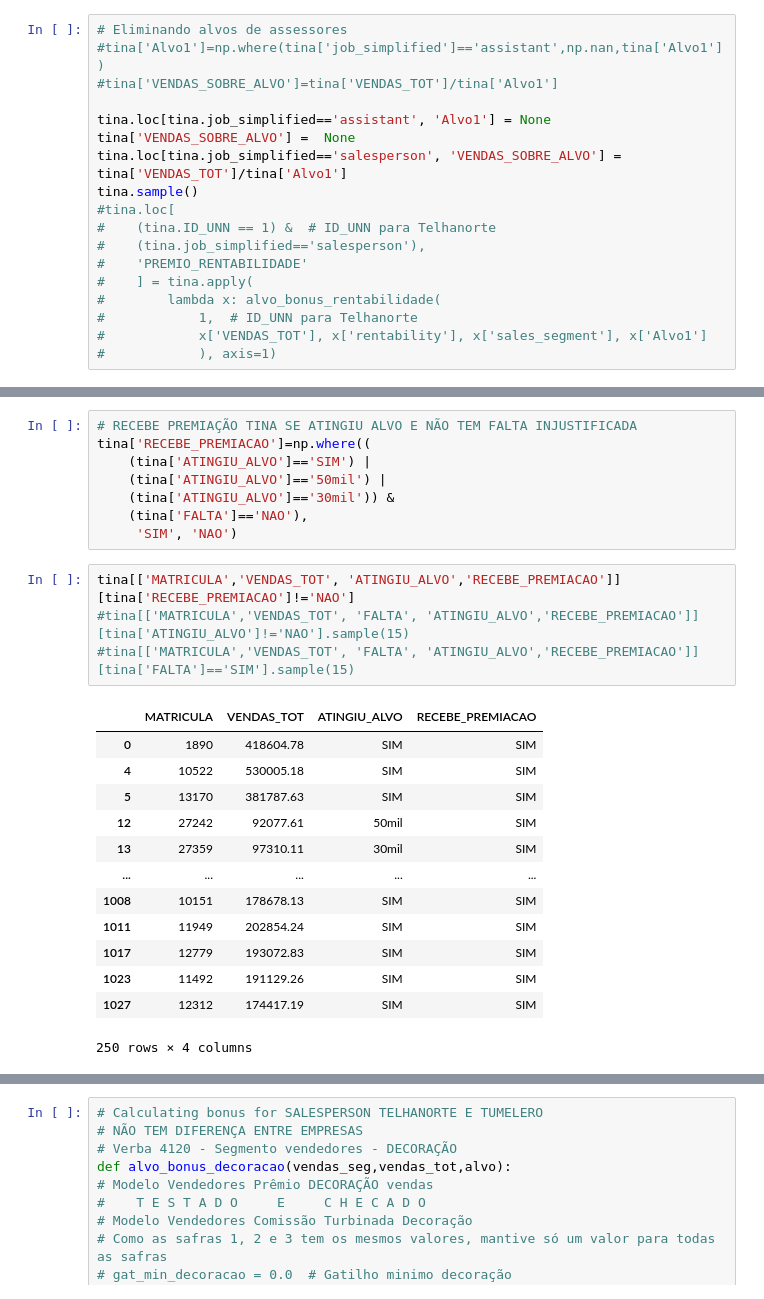
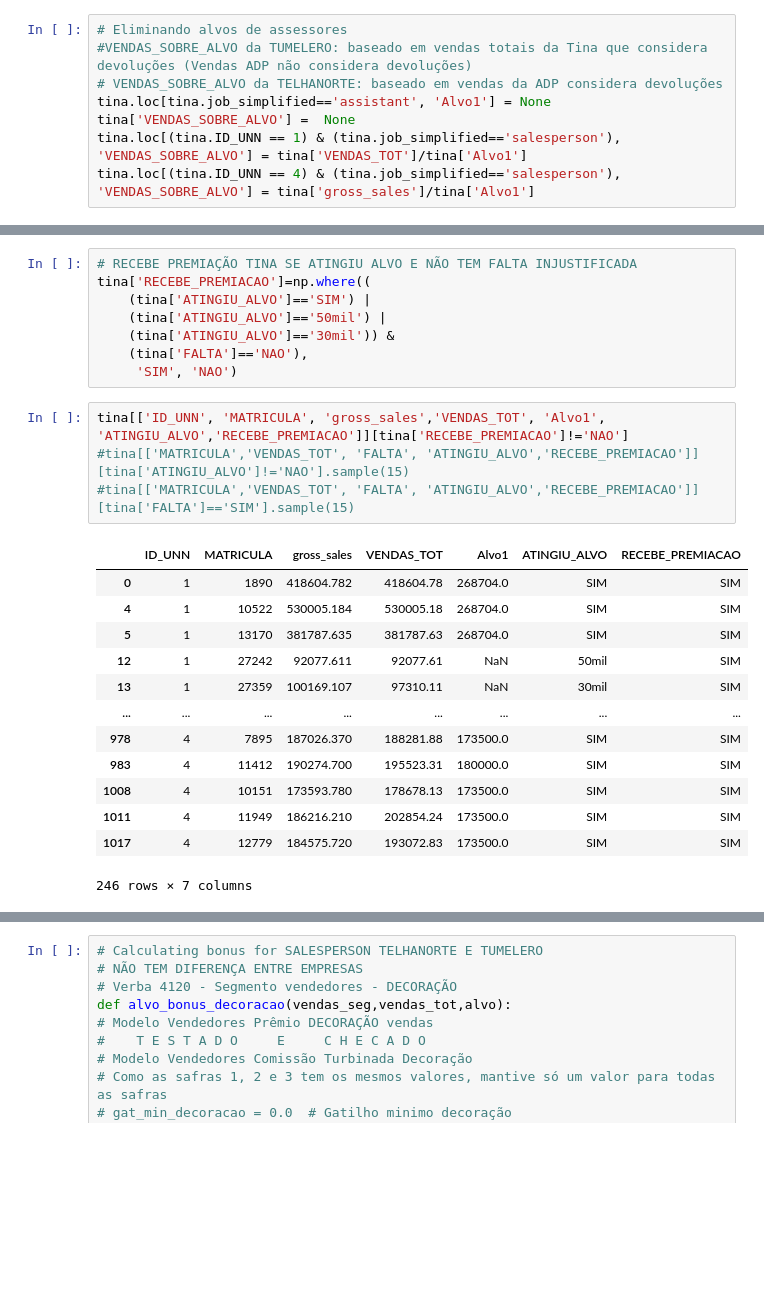
Before and after one commit to clachi/apuracoes_TINA, a Jupyter notebook: apuracao_premiacao_INDIVIDUAL_TINA_v2.ipynb, the cells around one changed output, grey strips where cells are left out. Drawn from its saved outputs; the diff is of its cells as text; blank space fills up the shorter version.

```diff
--- a/apuracao_premiacao_INDIVIDUAL_TINA_v2.ipynb
+++ b/apuracao_premiacao_INDIVIDUAL_TINA_v2.ipynb
@@ -499,20 +419,10 @@ tina.sample(5)
 # %%
 # Eliminando alvos de assessores
-#tina['Alvo1']=np.where(tina['job_simplified']=='assistant',np.nan,tina['Alvo1'])
-#tina['VENDAS_SOBRE_ALVO']=tina['VENDAS_TOT']/tina['Alvo1']
-
+#VENDAS_SOBRE_ALVO da TUMELERO: baseado em vendas totais da Tina que considera devoluções (Vendas ADP não considera devoluções)
+# VENDAS_SOBRE_ALVO da TELHANORTE: baseado em vendas da ADP considera devoluções
 tina.loc[tina.job_simplified=='assistant', 'Alvo1'] = None
 tina['VENDAS_SOBRE_ALVO'] =  None
-tina.loc[tina.job_simplified=='salesperson', 'VENDAS_SOBRE_ALVO'] = tina['VENDAS_TOT']/tina['Alvo1']
-tina.sample()
-#tina.loc[
-#    (tina.ID_UNN == 1) &  # ID_UNN para Telhanorte
-#    (tina.job_simplified=='salesperson'),
-#    'PREMIO_RENTABILIDADE'
-#    ] = tina.apply(
-#        lambda x: alvo_bonus_rentabilidade(
-#            1,  # ID_UNN para Telhanorte
-#            x['VENDAS_TOT'], x['rentability'], x['sales_segment'], x['Alvo1']
-#            ), axis=1)
+tina.loc[(tina.ID_UNN == 1) & (tina.job_simplified=='salesperson'), 'VENDAS_SOBRE_ALVO'] = tina['VENDAS_TOT']/tina['Alvo1']
+tina.loc[(tina.ID_UNN == 4) & (tina.job_simplified=='salesperson'), 'VENDAS_SOBRE_ALVO'] = tina['gross_sales']/tina['Alvo1']
 # %% [output]
 |  | cod_loja | MATRICULA | segment | job_simplified | E1_gross_sales | E2_gross_sales | E3_gross_sales | ... |
@@ -571,21 +473,21 @@ tina['RECEBE_PREMIACAO']=np.where((
     (tina['FALTA']=='NAO'),
      'SIM', 'NAO')
 # %%
-tina[['MATRICULA','VENDAS_TOT', 'ATINGIU_ALVO','RECEBE_PREMIACAO']][tina['RECEBE_PREMIACAO']!='NAO']
+tina[['ID_UNN', 'MATRICULA', 'gross_sales','VENDAS_TOT', 'Alvo1', 'ATINGIU_ALVO','RECEBE_PREMIACAO']][tina['RECEBE_PREMIACAO']!='NAO']
 #tina[['MATRICULA','VENDAS_TOT', 'FALTA', 'ATINGIU_ALVO','RECEBE_PREMIACAO']][tina['ATINGIU_ALVO']!='NAO'].sample(15)
 #tina[['MATRICULA','VENDAS_TOT', 'FALTA', 'ATINGIU_ALVO','RECEBE_PREMIACAO']][tina['FALTA']=='SIM'].sample(15)
 # %% [output]
-|  | MATRICULA | VENDAS_TOT | ATINGIU_ALVO | RECEBE_PREMIACAO |
-| 0 | 1890 | 418604.78 | SIM | SIM |
-| 4 | 10522 | 530005.18 | SIM | SIM |
-| 5 | 13170 | 381787.63 | SIM | SIM |
-| 12 | 27242 | 92077.61 | 50mil | SIM |
-| 13 | 27359 | 97310.11 | 30mil | SIM |
-| ... | ... | ... | ... | ... |
-| 1008 | 10151 | 178678.13 | SIM | SIM |
-| 1011 | 11949 | 202854.24 | SIM | SIM |
-| 1017 | 12779 | 193072.83 | SIM | SIM |
-| 1023 | 11492 | 191129.26 | SIM | SIM |
-| 1027 | 12312 | 174417.19 | SIM | SIM |
+|  | ID_UNN | MATRICULA | gross_sales | VENDAS_TOT | Alvo1 | ATINGIU_ALVO | RECEBE_PREMIACAO |
+| 0 | 1 | 1890 | 418604.782 | 418604.78 | 268704.0 | SIM | SIM |
+| 4 | 1 | 10522 | 530005.184 | 530005.18 | 268704.0 | SIM | SIM |
+| 5 | 1 | 13170 | 381787.635 | 381787.63 | 268704.0 | SIM | SIM |
+| 12 | 1 | 27242 | 92077.611 | 92077.61 | NaN | 50mil | SIM |
+| 13 | 1 | 27359 | 100169.107 | 97310.11 | NaN | 30mil | SIM |
+| ... | ... | ... | ... | ... | ... | ... | ... |
+| 978 | 4 | 7895 | 187026.370 | 188281.88 | 173500.0 | SIM | SIM |
+| 983 | 4 | 11412 | 190274.700 | 195523.31 | 180000.0 | SIM | SIM |
+| 1008 | 4 | 10151 | 173593.780 | 178678.13 | 173500.0 | SIM | SIM |
+| 1011 | 4 | 11949 | 186216.210 | 202854.24 | 173500.0 | SIM | SIM |
+| 1017 | 4 | 12779 | 184575.720 | 193072.83 | 173500.0 | SIM | SIM |
-250 rows × 4 columns
+246 rows × 7 columns
 # %%
```
Also changed, not shown: parts of 45 cells of this notebook, 1 other file.
